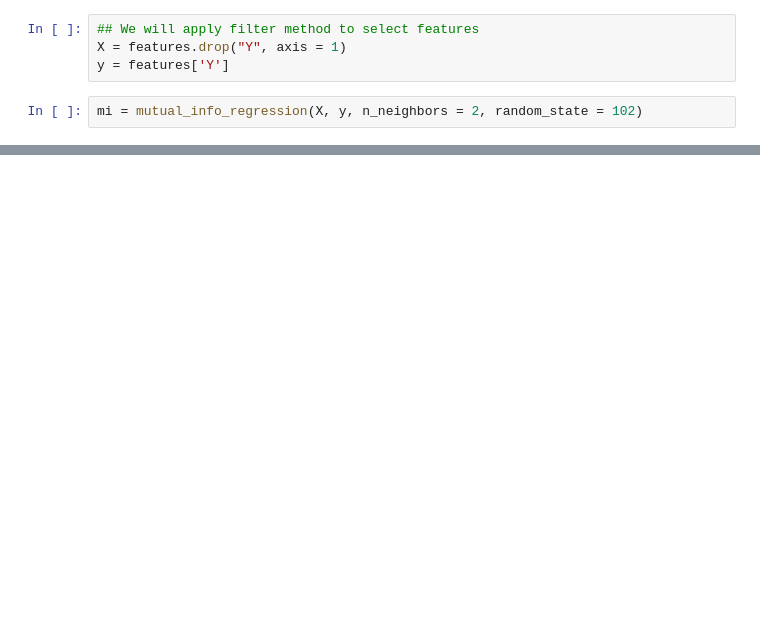
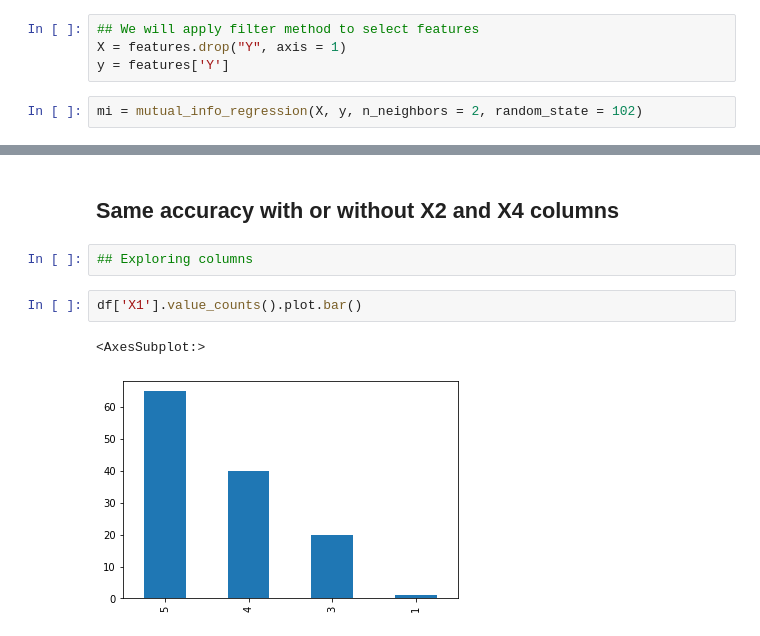
Before and after one commit to ronieto/ZVyYv6QOdf2zemiI, a Jupyter notebook: ZVyYv6QOdf2zemiI.ipynb, the cells around one changed output, grey strips where cells are left out. Saved outputs shown, nothing was run; the diff lists cells and outputs as text; blank space fills up the shorter version.

```diff
--- a/ZVyYv6QOdf2zemiI.ipynb
+++ b/ZVyYv6QOdf2zemiI.ipynb
@@ -329,0 +531,9 @@ mi.sort_values(ascending=False).plot.bar(figsize=(10, 4))
+# %% [markdown]
+## Same accuracy with or without X2 and X4 columns
+# %%
+## Exploring columns
+# %%
+df['X1'].value_counts().plot.bar()
+# %% [output]
+<AxesSubplot:>
+[figure, added]
```
Also changed, not shown: parts of 53 cells of this notebook.
